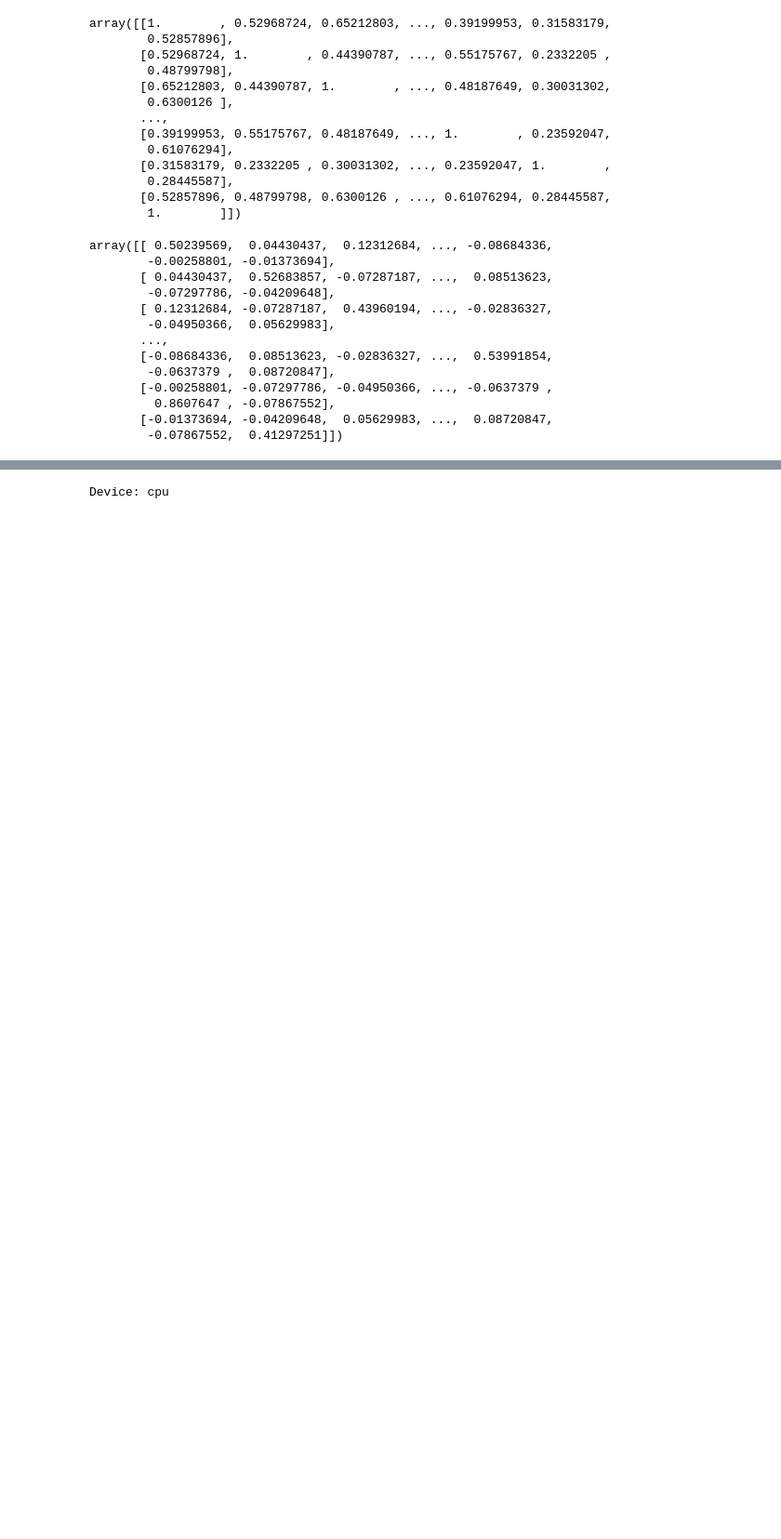
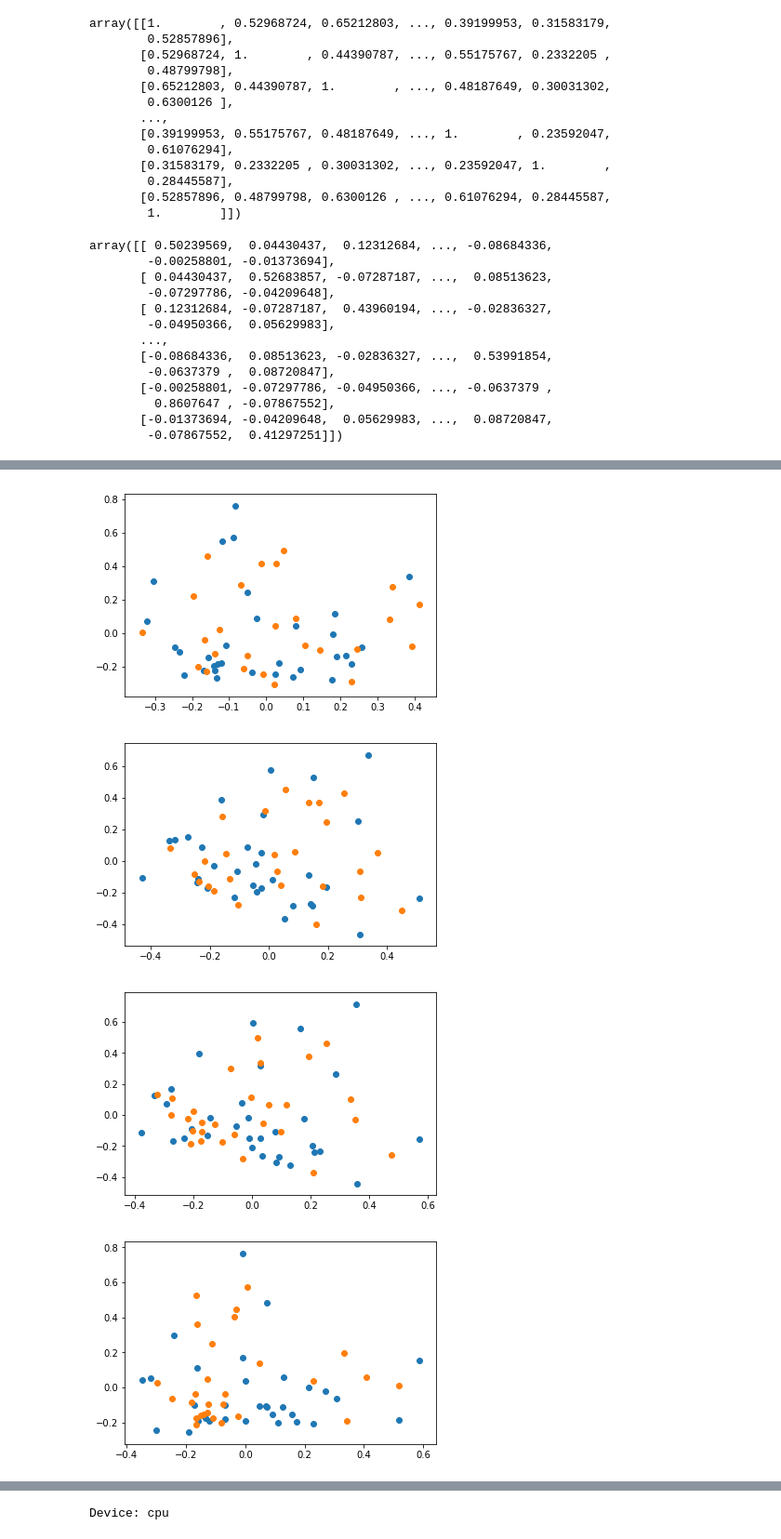
Before and after one commit to NikolayKozyrskiy/Machine-Learning-2019, a Jupyter notebook: ML_Project_2019.ipynb, the cells around one changed output, grey strips where cells are left out. Shown at 93% size. Saved outputs shown, nothing was run; the diff lists cells and outputs as text; code cells hidden in the pictures; blank space fills up the shorter version.

```diff
--- a/ML_Project_2019.ipynb
+++ b/ML_Project_2019.ipynb
@@ -625,0 +714,35 @@ NameError: name 'eigenvalues' is not defined
+# %%
+skf = StratifiedKFold(n_splits=5, shuffle=False, random_state=RANDOM_STATE)
+scores = []
+scores_train = []
+data_DA, data_HB, data_SC = den_maps_DA, den_maps_HB, den_maps_SC
+data = make_data_for_kernel(data_DA, data_HB, data_SC)
+data = np.array(data)
+targets_p = np.array(targets_p)
+n_components=2
+for train_index, test_index in skf.split(data, targets_p):
+    X_train, X_test = data[train_index], data[test_index]
+    y_train, y_test = targets_p[train_index], targets_p[test_index]
+    K = make_kernel_matrix(X_train, len(train_index))
+    eigenvalues, eigenvectors = linalg.eigh(center_kernel_matrix(K),
+                                            eigvals=(K.shape[0]-n_components, K.shape[0]-1))
+    for idx, eigenvalue in enumerate(eigenvalues):
+        eigenvectors[:, idx] = eigenvectors[:, idx] / (np.linalg.norm(eigenvectors[:, idx], ord=2))
+    new_features_test = np.zeros((len(test_index), n_components))
+    new_features_train = eigenvectors
+    plt.scatter(eigenvectors[:,0][0:32]*np.sqrt(eigenvalues[0]), eigenvectors[:,1][0:32]*np.sqrt(eigenvalues[1]))
+    plt.scatter(eigenvectors[:,0][32:]*np.sqrt(eigenvalues[0]), eigenvectors[:,1][32:]*np.sqrt(eigenvalues[1]))
+    plt.show()
+    for i in range(len(test_index)):
+        new_features_test[i] = get_projections(X_test[i], X_train, eigenvectors, K)
+    nb_clf = XGBClassifier()
+    nb_clf.fit(new_features_train, y_train)
+    score = accuracy_score(y_test, nb_clf.predict(new_features_test))
+    score_train = accuracy_score(y_train, nb_clf.predict(eigenvectors))
+    scores.append(score)
+    scores_train.append(score_train)
+# %% [output]
+[figure, added]
+[figure, added]
+[figure, added]
+[figure, added]
```
Also changed, not shown: parts of 64 cells of this notebook.
